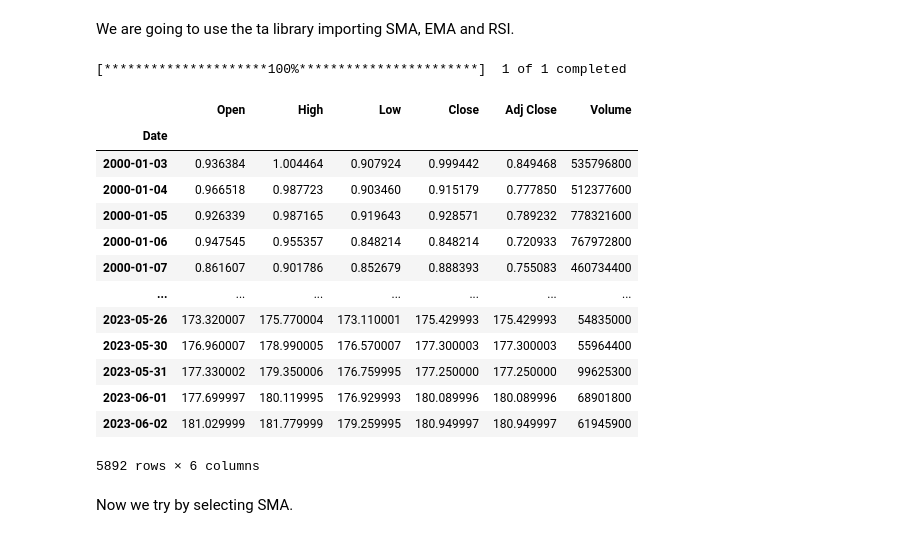
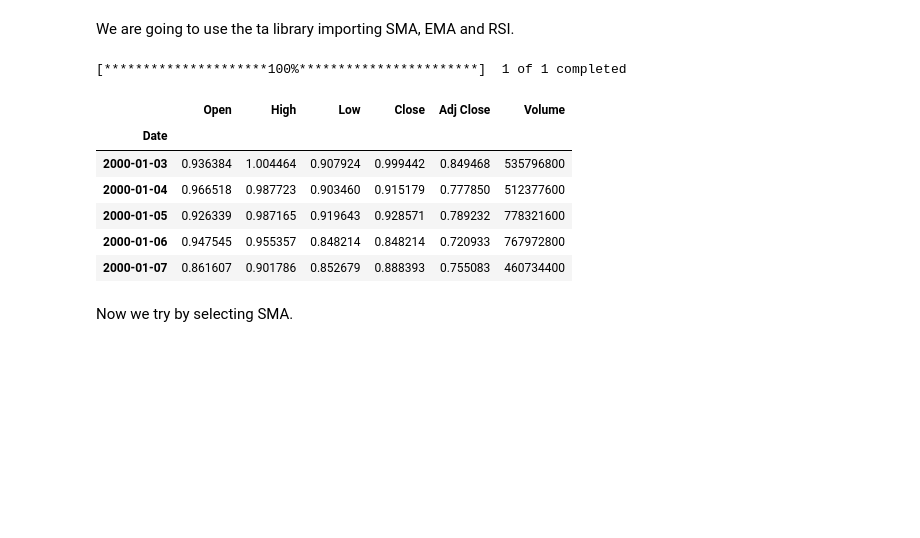
Before and after one commit to tommasograndi/StockPredDashboard, a Jupyter notebook: Report.ipynb, the cells around one changed output. Cells and saved outputs as stored; diff of their text form; code cells hidden in the pictures; blank space fills up the shorter version.

```diff
--- a/Report.ipynb
+++ b/Report.ipynb
@@ -1426,6 +1322,20 @@ With the following chunks of code we are going to define a couple of functions t
 This indicators are classical technical indicators used to evaluate movements of stock prices inside the market and hence can help any investor in evaluating his positions.
 # %% [markdown]
 We are going to use the ta library importing SMA, EMA and RSI.
+# %%
+# Use AAPL data as before
+
+data = yf.download('AAPL', start='2000-01-01')
+data.head()
+# %% [output]
+[*********************100%***********************]  1 of 1 completed
+|  | Open | High | Low | Close | Adj Close | Volume |
+| Date |  |  |  |  |  |  |
+| 2000-01-03 | 0.936384 | 1.004464 | 0.907924 | 0.999442 | 0.849468 | 535796800 |
+| 2000-01-04 | 0.966518 | 0.987723 | 0.903460 | 0.915179 | 0.777850 | 512377600 |
+| 2000-01-05 | 0.926339 | 0.987165 | 0.919643 | 0.928571 | 0.789232 | 778321600 |
+| 2000-01-06 | 0.947545 | 0.955357 | 0.848214 | 0.848214 | 0.720933 | 767972800 |
+| 2000-01-07 | 0.861607 | 0.901786 | 0.852679 | 0.888393 | 0.755083 | 460734400 |
 # %%
 # Define the function to apply the technical indicators
 
@@ -1443,27 +1353,6 @@ def apply_indicator(indicator, data, window):
     elif indicator == 'Relative strength index':
         rsi = RSIIndicator(data['Close']).rsi()
         return pd.DataFrame({"Close" : data['Close'], "RSI" : rsi})
-# %%
-# Use AAPL data as before
-
-data = yf.download('AAPL', start='2000-01-01')
-data
-# %% [output]
-[*********************100%***********************]  1 of 1 completed
-|  | Open | High | Low | Close | Adj Close | Volume |
-| Date |  |  |  |  |  |  |
-| 2000-01-03 | 0.936384 | 1.004464 | 0.907924 | 0.999442 | 0.849468 | 535796800 |
-| 2000-01-04 | 0.966518 | 0.987723 | 0.903460 | 0.915179 | 0.777850 | 512377600 |
-| 2000-01-05 | 0.926339 | 0.987165 | 0.919643 | 0.928571 | 0.789232 | 778321600 |
-| 2000-01-06 | 0.947545 | 0.955357 | 0.848214 | 0.848214 | 0.720933 | 767972800 |
-| 2000-01-07 | 0.861607 | 0.901786 | 0.852679 | 0.888393 | 0.755083 | 460734400 |
-| ... | ... | ... | ... | ... | ... | ... |
-| 2023-05-26 | 173.320007 | 175.770004 | 173.110001 | 175.429993 | 175.429993 | 54835000 |
-| 2023-05-30 | 176.960007 | 178.990005 | 176.570007 | 177.300003 | 177.300003 | 55964400 |
-| 2023-05-31 | 177.330002 | 179.350006 | 176.759995 | 177.250000 | 177.250000 | 99625300 |
-| 2023-06-01 | 177.699997 | 180.119995 | 176.929993 | 180.089996 | 180.089996 | 68901800 |
-| 2023-06-02 | 181.029999 | 181.779999 | 179.259995 | 180.949997 | 180.949997 | 61945900 |
-5892 rows × 6 columns
 # %% [markdown]
 Now we try by selecting SMA.
 # %%
```
Also changed, not shown: parts of 4 cells of this notebook.
